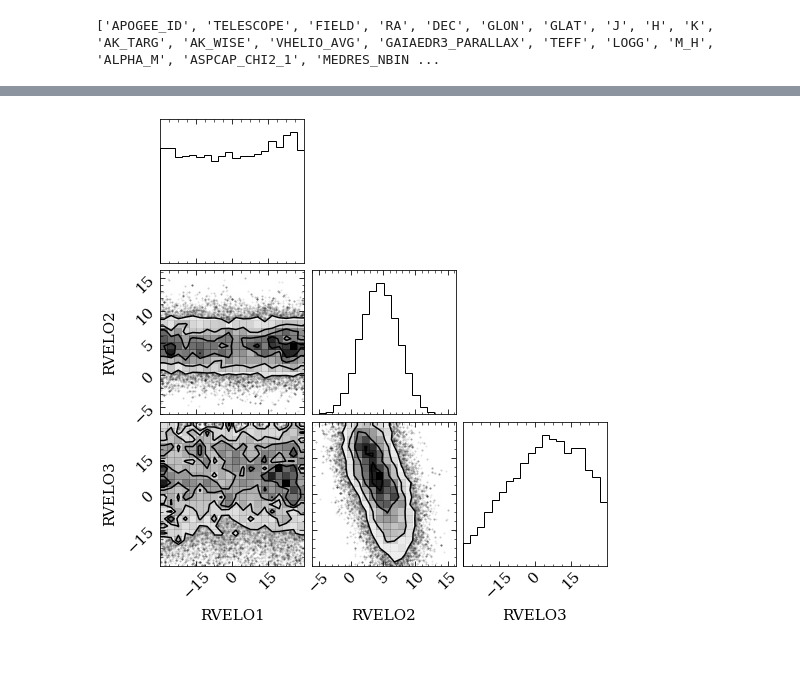
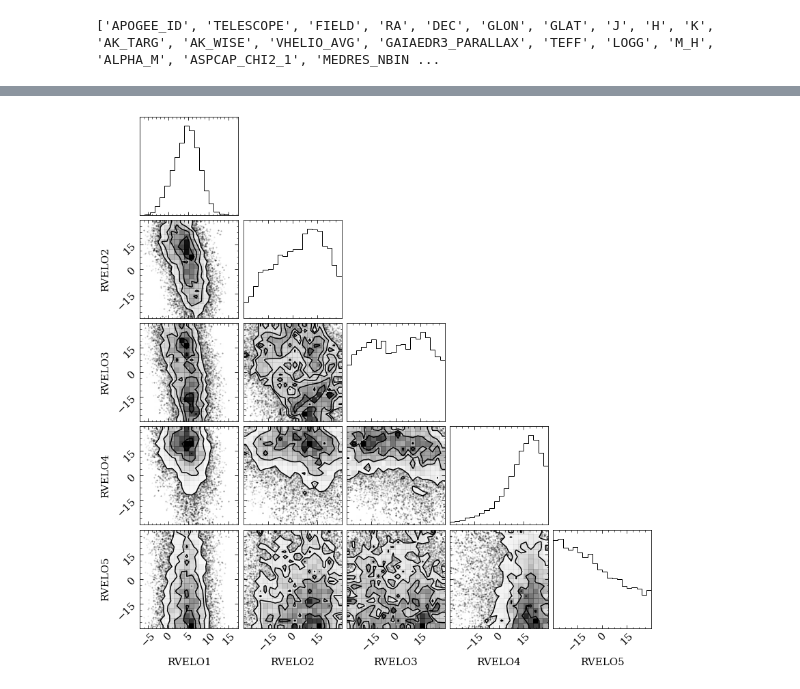
Before and after one commit to aidantmcb/CACloudKT, a Jupyter notebook: 230427_CACloudKT.ipynb, the cells around one changed output, grey strips where cells are left out. Drawn from its saved outputs; the diff is of its cells as text; code cells hidden in the pictures; blank space fills up the shorter version.

```diff
--- a/230427_CACloudKT.ipynb
+++ b/230427_CACloudKT.ipynb
@@ -276,6 +376,6 @@ dstack2, derrs2 = stack_DIBs(CA_meta[s][sel2])
 # %%
-signals = np.array([dstack0, dstack1, dstack2])
-signal_errs = np.array([derrs0, derrs1, derrs2])
+# signals = np.array([dstack0, dstack1, dstack2])
+# signal_errs = np.array([derrs0, derrs1, derrs2])
 # %%
 fig, ax = plt.subplots()
 # for i in range(len(dstack)):
@@ -362,8 +462,8 @@ plt.show()
 ### Log-likelihood etc. for first MCMC pass ###
 
 def loglikely_2(p, sigma = signal_errs, signal = signals, **kwargs):
-    v = p[:3]
-    av = p[3:]
+    v = p[:int(len(p)/2)]
+    av = p[int(len(p)/2):]
     return - 0.5 * np.sum((signal - make_signals(v, dAv_dd = av, sigma0 = sigma0, **kwargs))**2 / (sigma**2))
 
 def logprior_v(v, v_max = 5, prior_mult = 1, **kwargs):
@@ -383,8 +483,8 @@ def logprob_2(p, logprior = logprior_v, loglikely = loglikely_2, **kwargs):
     # print(p.shape)
     # print(p)
     # print('......')
-    v = p[ :3]
-    av = p[3:]
+    v = p[ :int(len(p)/2)]
+    av = p[int(len(p)/2):]
     # sig = p[-1]
     lp = logprior(v, **kwargs)
     lp_av = logprior_av(av)
@@ -421,7 +521,7 @@ def MCMC1(dAV_dd, steps = 1000, nwalkers = 100):
     sampler = emcee.EnsembleSampler(nwalkers, ndim_amp , logprob_2,
                                     kwargs={'prior_mult':  3, 'v_max': 5, 'sigma': signal_errs})
     init = 5 *(np.random.random((nwalkers, ndim_amp)) - 0.5)
-    init[:, ndim:] = np.abs(dAV_dd[np.newaxis, :] + 0.5*(np.random.random(init[:, 3:].shape)-0.5))
+    init[:, ndim:] = np.abs(dAV_dd[np.newaxis, :] + 0.5*(np.random.random(init[:, ndim:].shape)-0.5))
 
     sampler.run_mcmc(init,  steps);
 
@@ -440,7 +545,7 @@ samp1 = MCMC1(voxel_dAv_dd, steps=500)
 
 init = samp1.chain[:,-1, :ndim]
 samples = samp1.chain[:, :, :].reshape((-1, ndim_amp))
-med_dAV_dd = np.nanmedian(samples[50, ndim:], axis = 0)
+med_dAV_dd = np.nanmedian(samples[50:, ndim:], axis = 0)
 
 samp2 = MCMC2(med_dAV_dd, init, steps = 500)
 # %%
@@ -478,15 +583,16 @@ burnin(samp2, 1, label = 'Velo')
 # %%
 def make_corner(sampler, labels):
     dim = sampler.chain.shape[-1]
     samples = sampler.chain[:, 50:, :].reshape((-1, dim))
-
+    # print(samples)
     fig = corner.corner(samples, figsize = (20, 20), labels = labels)
     # for ax in fig.axes:
         # ax.set_xlim(-15, 15)
         # ax.set_ylim(-15, 15)
     plt.show()
 
-labels = ['RVELO1', 'RVELO2', 'RVELO3']
+labels = ['RVELO1', 'RVELO2', 'RVELO3', 'RVELO4', 'RVELO5', 'RVELO6', 'RVELO7']
+# make_corner(samp1, labels = labels)
 make_corner(samp2, labels = labels)
 # %% [output]
-[figure, old version]
+[figure, new version]
```
Also changed, not shown: parts of 31 cells of this notebook, 2 other files.
